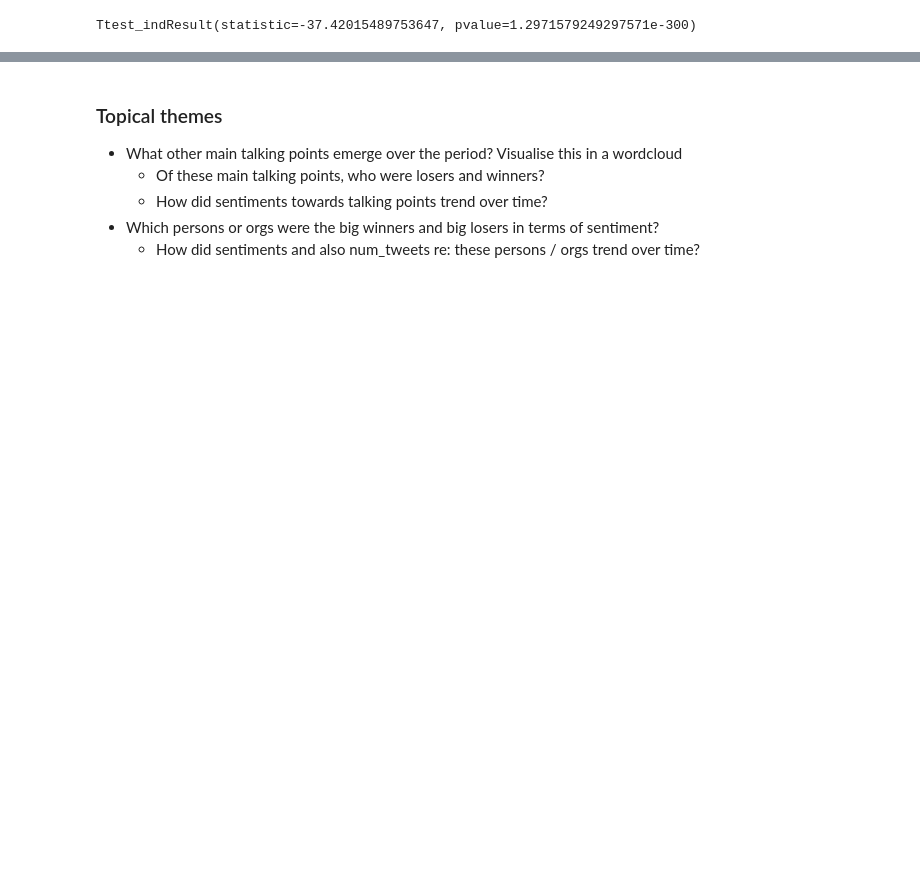
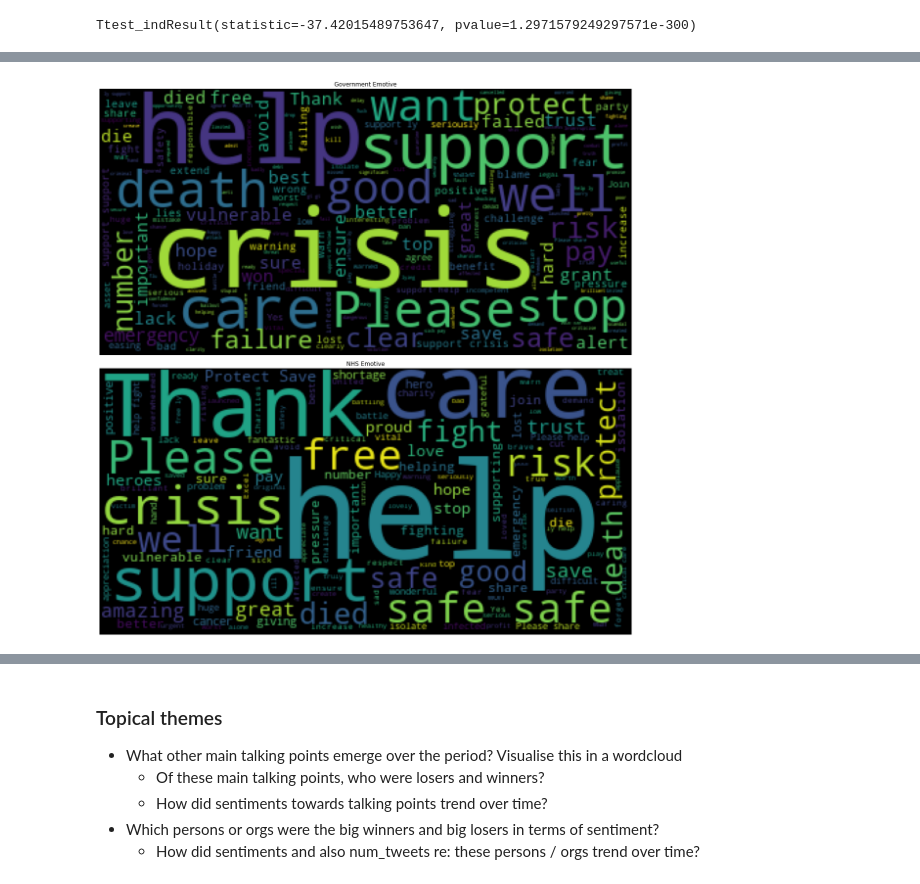
Before and after one commit to noahberhe/COVID-19, a Jupyter notebook: COVID-19 Anxiety Monitor.ipynb, the cells around one changed output, grey strips where cells are left out. Saved outputs shown, nothing was run; the diff lists cells and outputs as text; code cells hidden in the pictures; blank space fills up the shorter version.

```diff
--- a/COVID-19 Anxiety Monitor.ipynb
+++ b/COVID-19 Anxiety Monitor.ipynb
@@ -532,0 +639,28 @@ ax[1].axis('off');
+# %%
+def emotive_filter(corpus):
+    ''' Scores a corpus for sentiment.
+    Args: corpus, str. One string containing the full list of words, with duplication in the sample set
+    Returns: dataframe of vader scores only'''
+    text_to_list = re.sub("[^\w]", " ",  corpus).split()
+    list_to_df = pd.DataFrame(gov_text_list, columns=['text'])
+    return vader_scorer(list_to_df)
+
+gov_sentiment = emotive_filter(gov_text)
+nhs_sentiment = emotive_filter(nhs_text)
+# %%
+gov_emotive_words = gov_text_df[(gov_sentiment.compound<-0.05) | (gov_sentiment.compound>0.05)]
+nhs_emotive_words = nhs_text_df[(nhs_sentiment.compound<-0.05) | (nhs_sentiment.compound>0.05)]
+
+gov_emotive_wordcloud = WordCloud(stopwords=stopwords).generate(gov_emotive_words.to_string())
+nhs_emotive_wordcloud = WordCloud(stopwords=stopwords).generate(nhs_emotive_words.to_string())
+
+fig, ax = plt.subplots(nrows=2, figsize=(16,16))
+ax[0].imshow(gov_emotive_wordcloud)
+ax[0].set_title('Government Emotive')
+ax[0].axis('off')
+ax[1].imshow(nhs_emotive_wordcloud)
+ax[1].set_title('NHS Emotive')
+ax[1].axis('off')
+plt.tight_layout();
+# %% [output]
+[figure, added]
```
Also changed, not shown: parts of 48 cells of this notebook, 3 other files.
